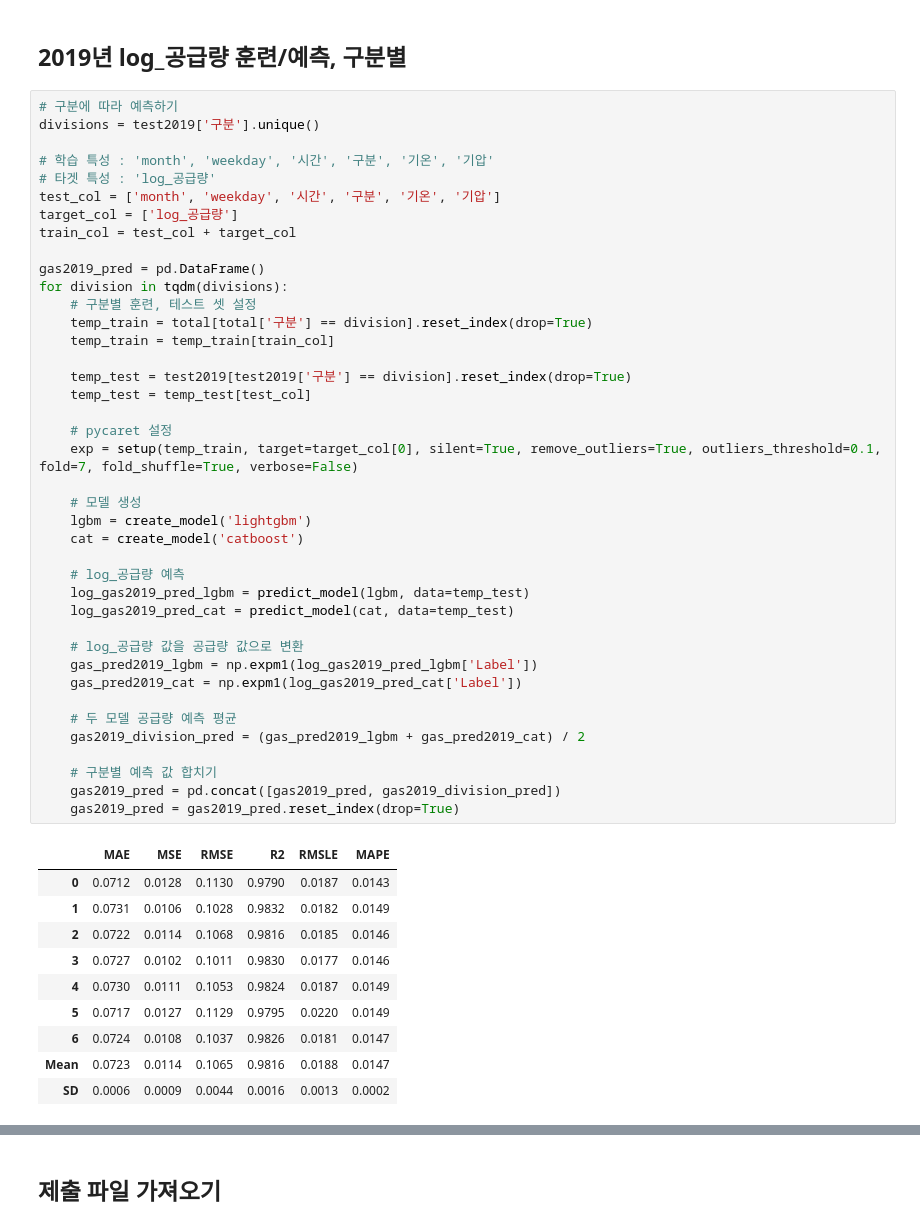
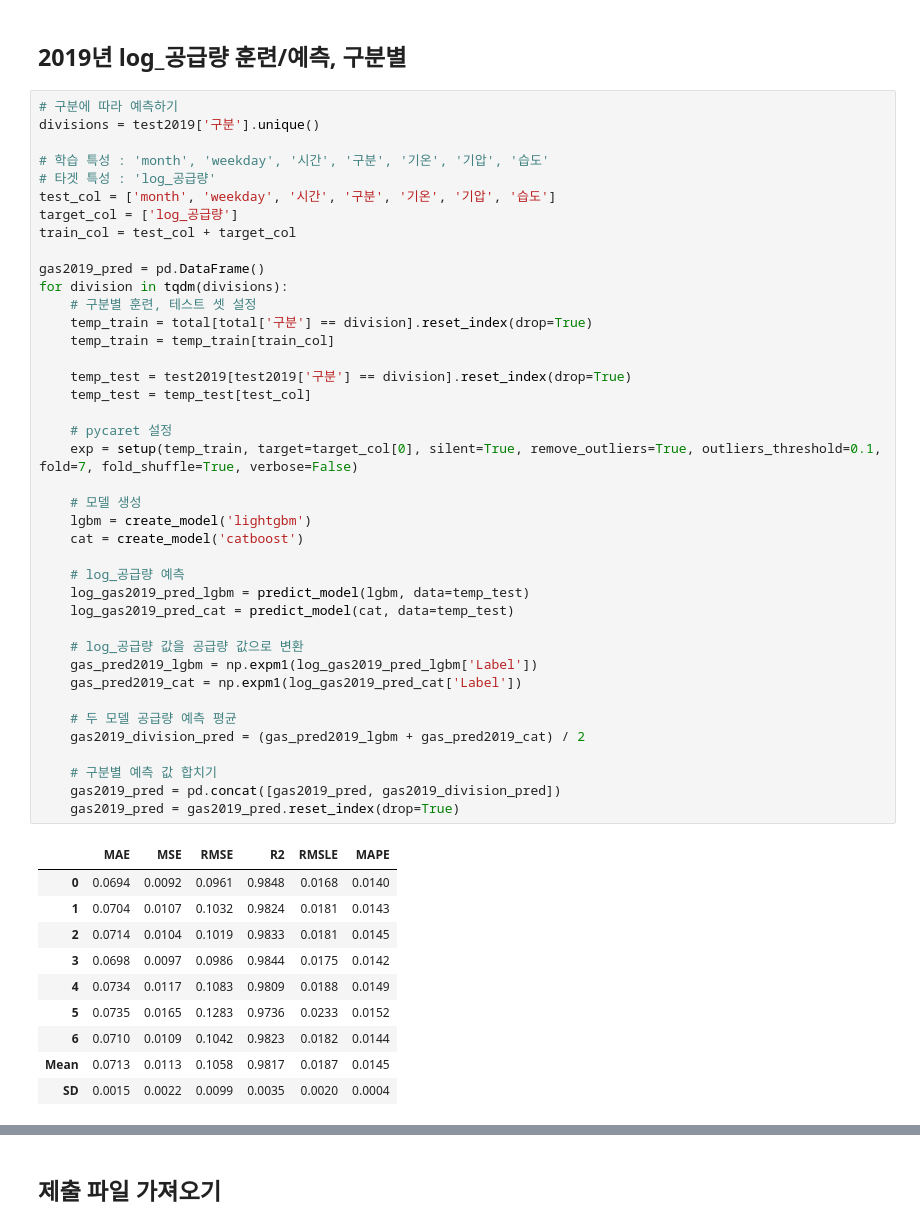
Before and after one commit to kbjung/LikeLion_13th_DataCourse, a Jupyter notebook: TP02/07_결과_출력/07-05_결과_출력(pycaret)_ver2.4(2021.12.05).ipynb, the cells around one changed output, grey strips where cells are left out. Saved outputs shown, nothing was run; the diff lists cells and outputs as text.

```diff
--- a/TP02/07_결과_출력/07-05_결과_출력(pycaret)_ver2.4(2021.12.05).ipynb
+++ b/TP02/07_결과_출력/07-05_결과_출력(pycaret)_ver2.4(2021.12.05).ipynb
@@ -281,9 +282,9 @@ total.head()
 # 구분에 따라 예측하기
 divisions = test2019['구분'].unique()
 
-# 학습 특성 : 'month', 'weekday', '시간', '구분', '기온', '기압'
+# 학습 특성 : 'month', 'weekday', '시간', '구분', '기온', '기압', '습도'
 # 타겟 특성 : 'log_공급량'
-test_col = ['month', 'weekday', '시간', '구분', '기온', '기압']
+test_col = ['month', 'weekday', '시간', '구분', '기온', '기압', '습도']
 target_col = ['log_공급량']
 train_col = test_col + target_col
 
@@ -292,42 +293,42 @@ for division in tqdm(divisions):
     # 구분별 훈련, 테스트 셋 설정
     temp_train = total[total['구분'] == division].reset_index(drop=True)
     temp_train = temp_train[train_col]
 
     temp_test = test2019[test2019['구분'] == division].reset_index(drop=True)
     temp_test = temp_test[test_col]
 
     # pycaret 설정
     exp = setup(temp_train, target=target_col[0], silent=True, remove_outliers=True, outliers_threshold=0.1, fold=7, fold_shuffle=True, verbose=False)
 
     # 모델 생성
     lgbm = create_model('lightgbm')
     cat = create_model('catboost')
 
     # log_공급량 예측
     log_gas2019_pred_lgbm = predict_model(lgbm, data=temp_test)
     log_gas2019_pred_cat = predict_model(cat, data=temp_test)
 
     # log_공급량 값을 공급량 값으로 변환
     gas_pred2019_lgbm = np.expm1(log_gas2019_pred_lgbm['Label'])
     gas_pred2019_cat = np.expm1(log_gas2019_pred_cat['Label'])
 
     # 두 모델 공급량 예측 평균
     gas2019_division_pred = (gas_pred2019_lgbm + gas_pred2019_cat) / 2
 
     # 구분별 예측 값 합치기
     gas2019_pred = pd.concat([gas2019_pred, gas2019_division_pred])
     gas2019_pred = gas2019_pred.reset_index(drop=True)
 # %% [output]
 |  | MAE | MSE | RMSE | R2 | RMSLE | MAPE |
-| 0 | 0.0712 | 0.0128 | 0.1130 | 0.9790 | 0.0187 | 0.0143 |
-| 1 | 0.0731 | 0.0106 | 0.1028 | 0.9832 | 0.0182 | 0.0149 |
-| 2 | 0.0722 | 0.0114 | 0.1068 | 0.9816 | 0.0185 | 0.0146 |
-| 3 | 0.0727 | 0.0102 | 0.1011 | 0.9830 | 0.0177 | 0.0146 |
-| 4 | 0.0730 | 0.0111 | 0.1053 | 0.9824 | 0.0187 | 0.0149 |
-| 5 | 0.0717 | 0.0127 | 0.1129 | 0.9795 | 0.0220 | 0.0149 |
-| 6 | 0.0724 | 0.0108 | 0.1037 | 0.9826 | 0.0181 | 0.0147 |
-| Mean | 0.0723 | 0.0114 | 0.1065 | 0.9816 | 0.0188 | 0.0147 |
-| SD | 0.0006 | 0.0009 | 0.0044 | 0.0016 | 0.0013 | 0.0002 |
+| 0 | 0.0694 | 0.0092 | 0.0961 | 0.9848 | 0.0168 | 0.0140 |
+| 1 | 0.0704 | 0.0107 | 0.1032 | 0.9824 | 0.0181 | 0.0143 |
+| 2 | 0.0714 | 0.0104 | 0.1019 | 0.9833 | 0.0181 | 0.0145 |
+| 3 | 0.0698 | 0.0097 | 0.0986 | 0.9844 | 0.0175 | 0.0142 |
+| 4 | 0.0734 | 0.0117 | 0.1083 | 0.9809 | 0.0188 | 0.0149 |
+| 5 | 0.0735 | 0.0165 | 0.1283 | 0.9736 | 0.0233 | 0.0152 |
+| 6 | 0.0710 | 0.0109 | 0.1042 | 0.9823 | 0.0182 | 0.0144 |
+| Mean | 0.0713 | 0.0113 | 0.1058 | 0.9817 | 0.0187 | 0.0145 |
+| SD | 0.0015 | 0.0022 | 0.0099 | 0.0035 | 0.0020 | 0.0004 |
 # %%
 # 예측 결과 확인
 gas2019_pred.head()
```
Also changed, not shown: parts of 9 cells of this notebook, 2 other files.
